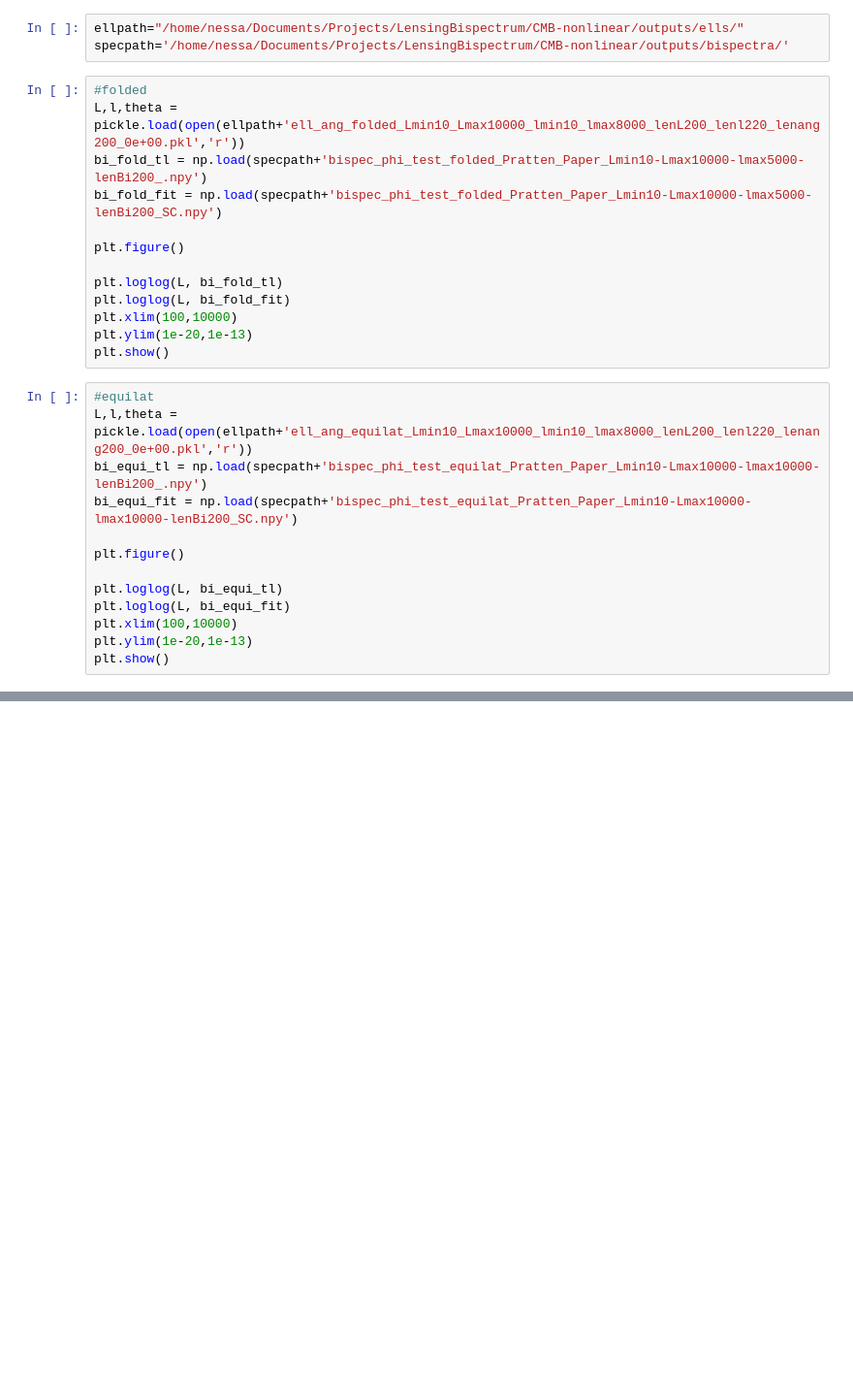
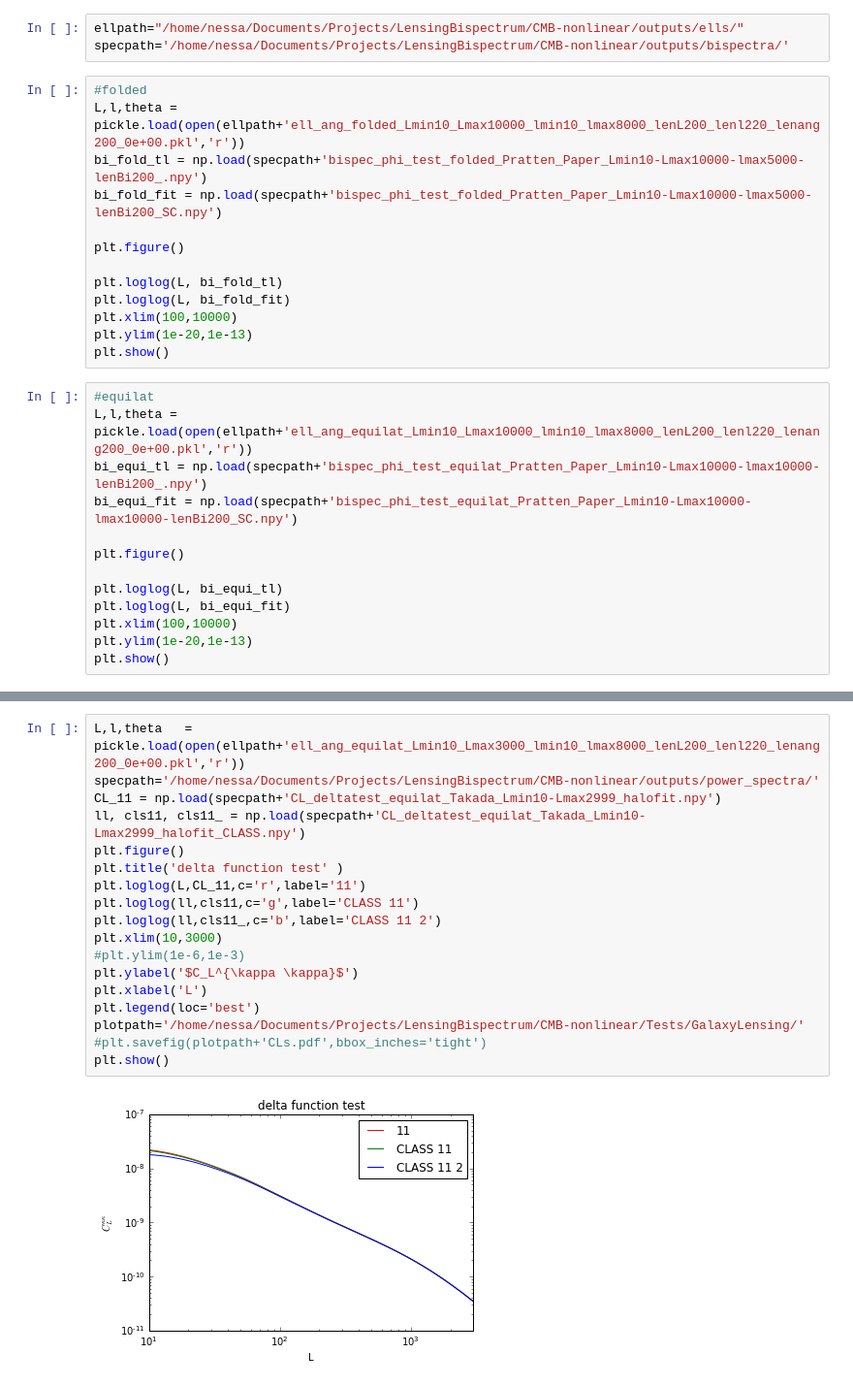
Before and after one commit to VMBoehm/BispectrumBias, a Jupyter notebook: TestBispectra.ipynb, the cells around one changed output, grey strips where cells are left out. Shown: that part at 97% size. Saved outputs shown, nothing was run; the diff lists cells and outputs as text; blank space fills up the shorter version.

```diff
--- a/TestBispectra.ipynb
+++ b/TestBispectra.ipynb
@@ -80,0 +94,20 @@ plt.show()
+# %%
+L,l,theta   = pickle.load(open(ellpath+'ell_ang_equilat_Lmin10_Lmax3000_lmin10_lmax8000_lenL200_lenl220_lenang200_0e+00.pkl','r'))
+specpath='/home/nessa/Documents/Projects/LensingBispectrum/CMB-nonlinear/outputs/power_spectra/'
+CL_11 = np.load(specpath+'CL_deltatest_equilat_Takada_Lmin10-Lmax2999_halofit.npy')
+ll, cls11, cls11_ = np.load(specpath+'CL_deltatest_equilat_Takada_Lmin10-Lmax2999_halofit_CLASS.npy')
+plt.figure()
+plt.title('delta function test' )
+plt.loglog(L,CL_11,c='r',label='11')
+plt.loglog(ll,cls11,c='g',label='CLASS 11')
+plt.loglog(ll,cls11_,c='b',label='CLASS 11 2')
+plt.xlim(10,3000)
+#plt.ylim(1e-6,1e-3)
+plt.ylabel('$C_L^{\kappa \kappa}$')
+plt.xlabel('L')
+plt.legend(loc='best')
+plotpath='/home/nessa/Documents/Projects/LensingBispectrum/CMB-nonlinear/Tests/GalaxyLensing/'
+#plt.savefig(plotpath+'CLs.pdf',bbox_inches='tight')
+plt.show()
+# %% [output]
+[figure, added]
```
Also changed, not shown: parts of 4 cells of this notebook, 3 other files.
